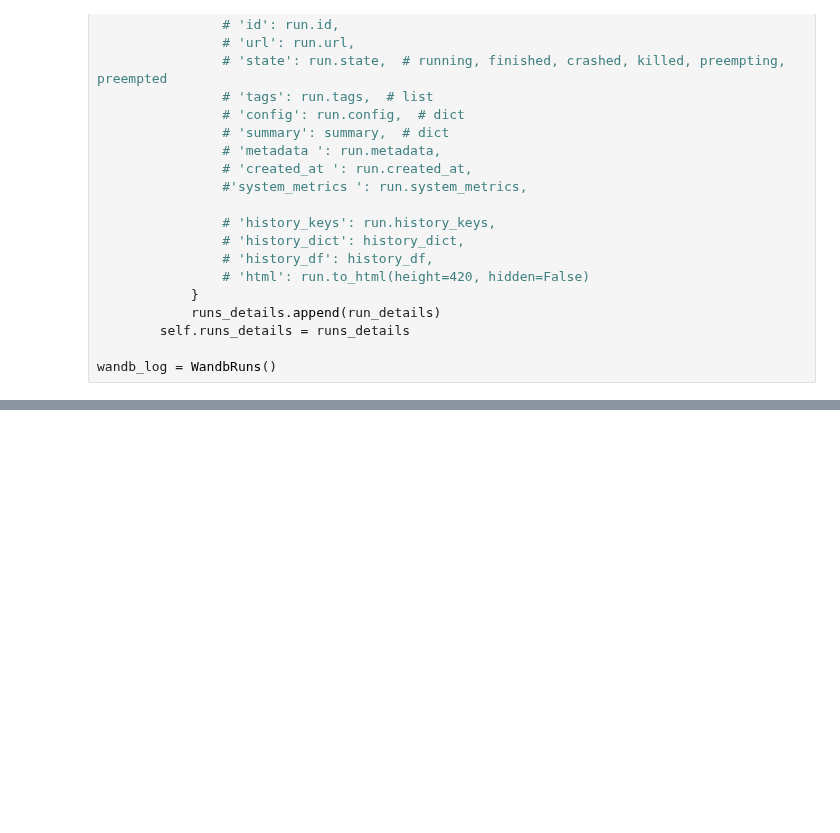
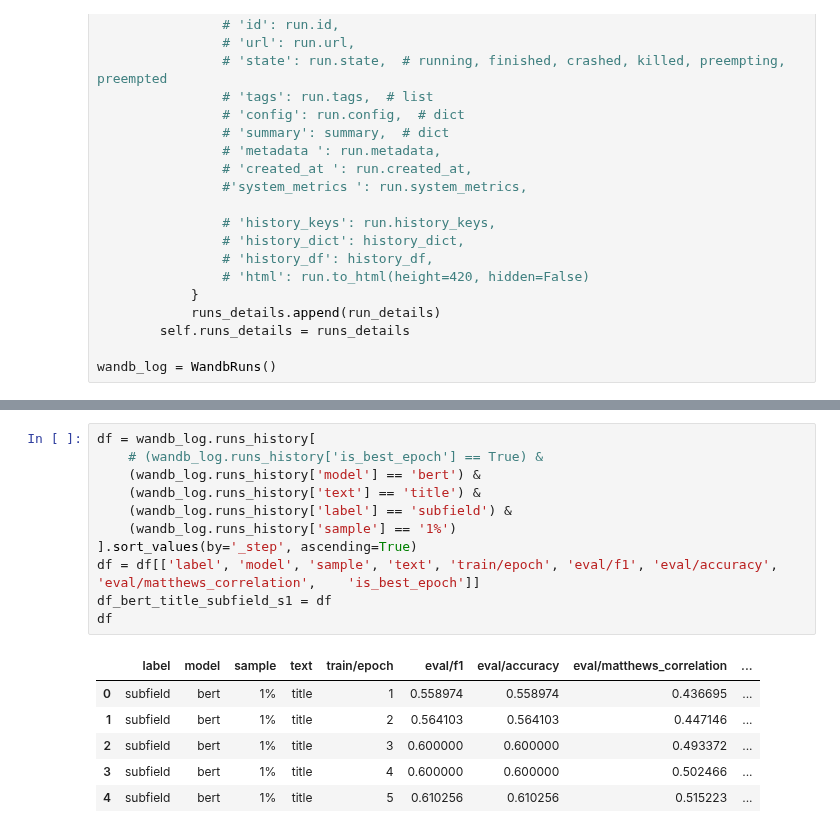
Before and after one commit to ka-steve/sagemaker_research_classification, a Jupyter notebook: src/05_tuning_basic/05_31_wandb_results.ipynb, the cells around one changed output, grey strips where cells are left out. Cells and saved outputs as stored; diff of their text form; blank space fills up the shorter version.

```diff
--- a/src/05_tuning_basic/05_31_wandb_results.ipynb
+++ b/src/05_tuning_basic/05_31_wandb_results.ipynb
@@ -185,0 +344,18 @@ wandb_log.runs_history[
+# %%
+df = wandb_log.runs_history[
+    # (wandb_log.runs_history['is_best_epoch'] == True) &
+    (wandb_log.runs_history['model'] == 'bert') &
+    (wandb_log.runs_history['text'] == 'title') &
+    (wandb_log.runs_history['label'] == 'subfield') &
+    (wandb_log.runs_history['sample'] == '1%')
+].sort_values(by='_step', ascending=True)
+df = df[['label', 'model', 'sample', 'text', 'train/epoch', 'eval/f1', 'eval/accuracy', 'eval/matthews_correlation',	'is_best_epoch']]
+df_bert_title_subfield_s1 = df
+df
+# %% [output]
+|  | label | model | sample | text | train/epoch | eval/f1 | eval/accuracy | eval/matthews_correlation | ... |
+| 0 | subfield | bert | 1% | title | 1 | 0.558974 | 0.558974 | 0.436695 | ... |
+| 1 | subfield | bert | 1% | title | 2 | 0.564103 | 0.564103 | 0.447146 | ... |
+| 2 | subfield | bert | 1% | title | 3 | 0.600000 | 0.600000 | 0.493372 | ... |
+| 3 | subfield | bert | 1% | title | 4 | 0.600000 | 0.600000 | 0.502466 | ... |
+| 4 | subfield | bert | 1% | title | 5 | 0.610256 | 0.610256 | 0.515223 | ... |
```
Also changed, not shown: parts of 10 cells of this notebook, 12 other files.
